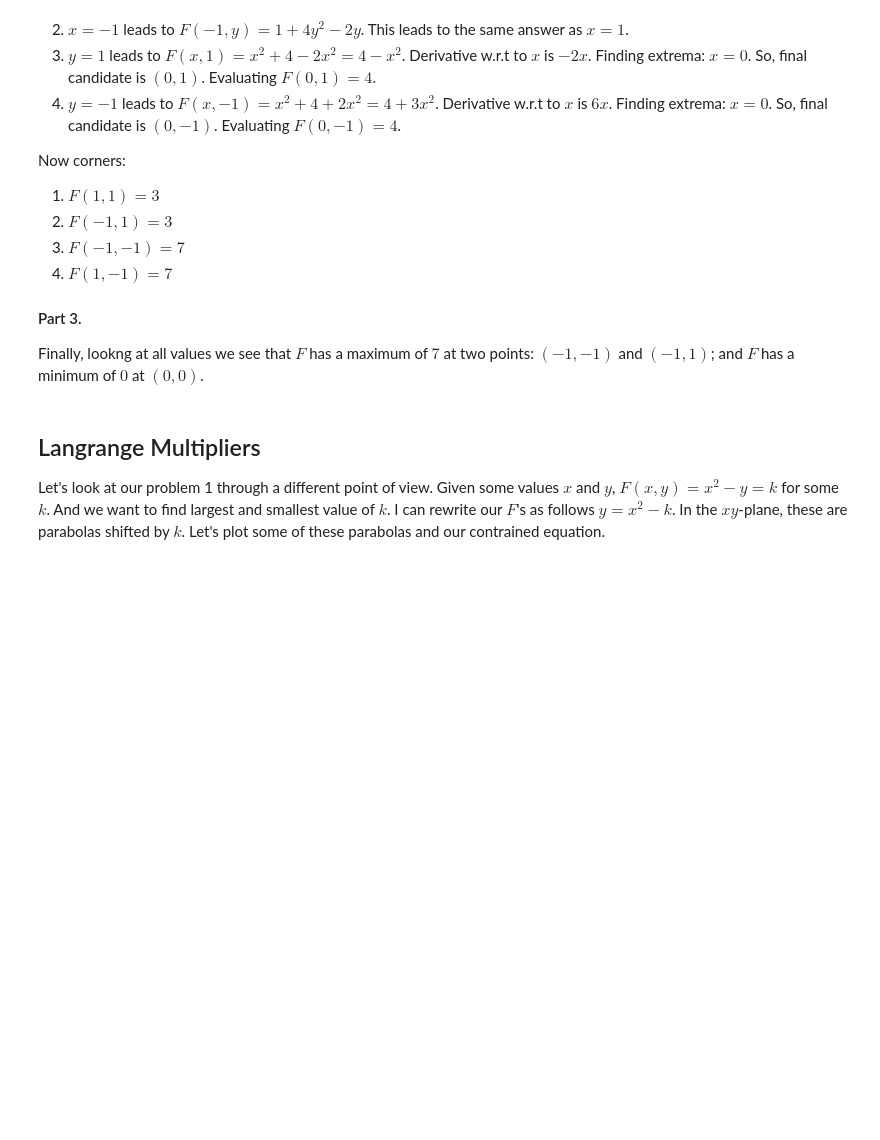
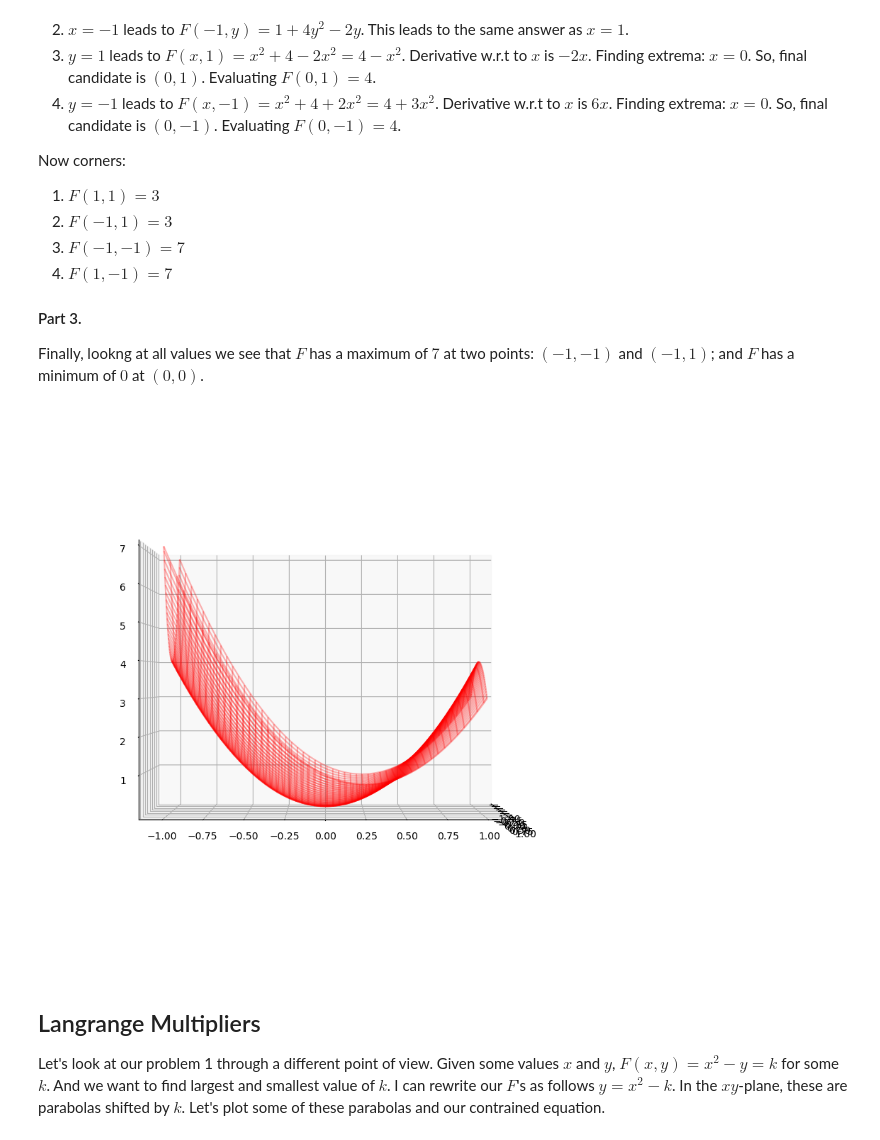
Before and after one commit to BMCC-Muzician/BMCC-DS, a Jupyter notebook: Mat 420/03 - Lagrange Multipliers.ipynb, the cells around one changed output. Drawn from its saved outputs; the diff is of its cells as text; code cells hidden in the pictures; blank space fills up the shorter version.

```diff
--- a/Mat 420/03 - Lagrange Multipliers.ipynb
+++ b/Mat 420/03 - Lagrange Multipliers.ipynb
@@ -77,6 +98,23 @@ Now corners:
 #### Part 3.
 
 Finally, lookng at all values we see that $F$ has a maximum of $7$ at two points: $(-1, -1)$ and $(-1, 1)$; and $F$ has a minimum of $0$ at $(0,0)$.
+# %%
+# x-coordinats
+
+xt = np.linspace(-1,1,100)
+yt= np.linspace(-1,1,100)
+x,y = np.meshgrid(xt,yt)
+
+
+
+z=x**2+4*y**2-2*x**2*y
+fig= plt.figure(figsize = (10,10))
+ax = fig.add_subplot(111, projection='3d')
+ax.plot_wireframe(x,y,z, linewidth = 1.5, alpha = .3, color = 'r')
+ax.view_init(elev=0, azim=0)
+plt.show()
+# %% [output]
+[figure, added]
 # %% [markdown]
 ## Langrange Multipliers
 
```
Also changed, not shown: parts of 6 cells of this notebook.
